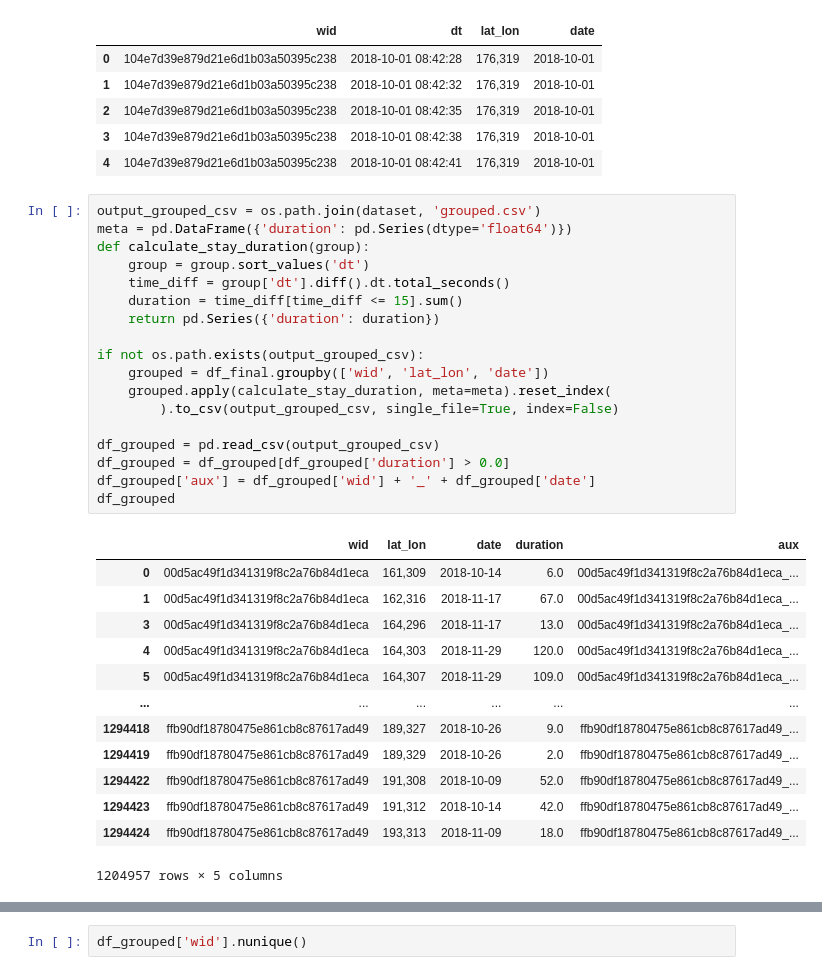
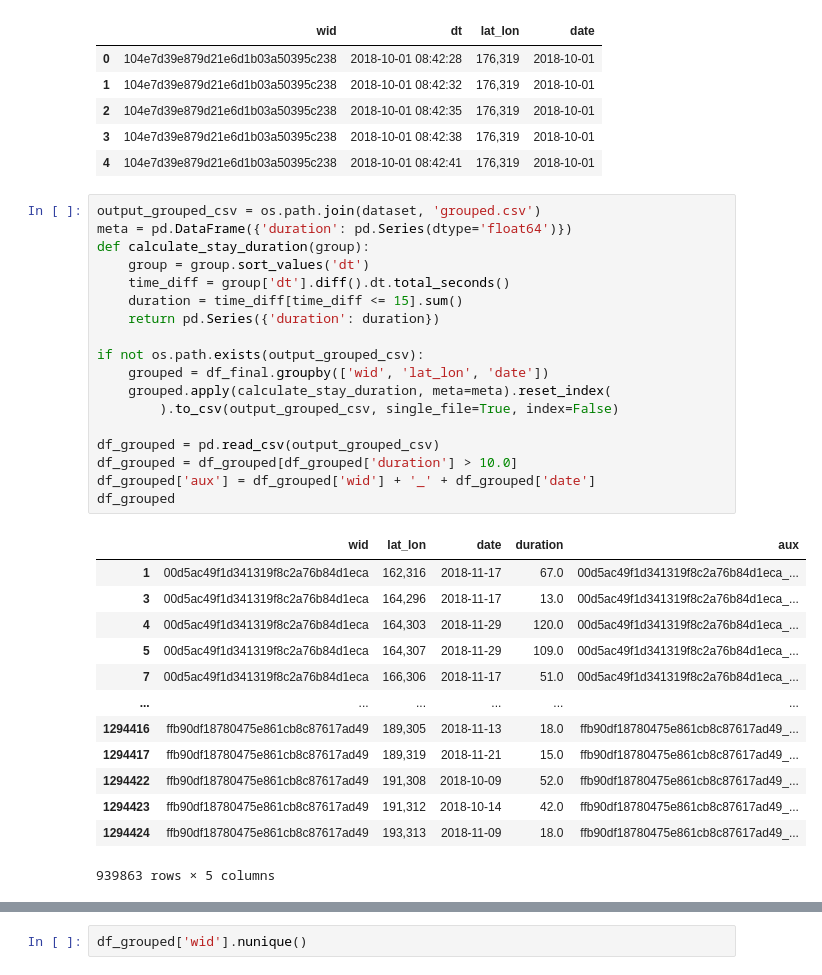
Before and after one commit to DURUII/Gaia-Explorer, a Jupyter notebook: main.ipynb, the cells around one changed output, grey strips where cells are left out. Drawn from its saved outputs; the diff is of its cells as text.

```diff
--- a/main.ipynb
+++ b/main.ipynb
@@ -409,35 +409,35 @@ df_final.head()
 # %%
 output_grouped_csv = os.path.join(dataset, 'grouped.csv')
 meta = pd.DataFrame({'duration': pd.Series(dtype='float64')})
 def calculate_stay_duration(group):
     group = group.sort_values('dt')
     time_diff = group['dt'].diff().dt.total_seconds()
     duration = time_diff[time_diff <= 15].sum()
     return pd.Series({'duration': duration})
 
 if not os.path.exists(output_grouped_csv):
     grouped = df_final.groupby(['wid', 'lat_lon', 'date'])
     grouped.apply(calculate_stay_duration, meta=meta).reset_index(
         ).to_csv(output_grouped_csv, single_file=True, index=False)
 
 df_grouped = pd.read_csv(output_grouped_csv)
-df_grouped = df_grouped[df_grouped['duration'] > 0.0]
+df_grouped = df_grouped[df_grouped['duration'] > 10.0]
 df_grouped['aux'] = df_grouped['wid'] + '_' + df_grouped['date']
 df_grouped
 # %% [output]
 |  | wid | lat_lon | date | duration | aux |
-| 0 | 00d5ac49f1d341319f8c2a76b84d1eca | 161,309 | 2018-10-14 | 6.0 | 00d5ac49f1d341319f8c2a76b84d1eca_... |
 | 1 | 00d5ac49f1d341319f8c2a76b84d1eca | 162,316 | 2018-11-17 | 67.0 | 00d5ac49f1d341319f8c2a76b84d1eca_... |
 | 3 | 00d5ac49f1d341319f8c2a76b84d1eca | 164,296 | 2018-11-17 | 13.0 | 00d5ac49f1d341319f8c2a76b84d1eca_... |
 | 4 | 00d5ac49f1d341319f8c2a76b84d1eca | 164,303 | 2018-11-29 | 120.0 | 00d5ac49f1d341319f8c2a76b84d1eca_... |
 | 5 | 00d5ac49f1d341319f8c2a76b84d1eca | 164,307 | 2018-11-29 | 109.0 | 00d5ac49f1d341319f8c2a76b84d1eca_... |
+| 7 | 00d5ac49f1d341319f8c2a76b84d1eca | 166,306 | 2018-11-17 | 51.0 | 00d5ac49f1d341319f8c2a76b84d1eca_... |
 | ... | ... | ... | ... | ... | ... |
-| 1294418 | ffb90df18780475e861cb8c87617ad49 | 189,327 | 2018-10-26 | 9.0 | ffb90df18780475e861cb8c87617ad49_... |
-| 1294419 | ffb90df18780475e861cb8c87617ad49 | 189,329 | 2018-10-26 | 2.0 | ffb90df18780475e861cb8c87617ad49_... |
+| 1294416 | ffb90df18780475e861cb8c87617ad49 | 189,305 | 2018-11-13 | 18.0 | ffb90df18780475e861cb8c87617ad49_... |
+| 1294417 | ffb90df18780475e861cb8c87617ad49 | 189,319 | 2018-11-21 | 15.0 | ffb90df18780475e861cb8c87617ad49_... |
 | 1294422 | ffb90df18780475e861cb8c87617ad49 | 191,308 | 2018-10-09 | 52.0 | ffb90df18780475e861cb8c87617ad49_... |
 | 1294423 | ffb90df18780475e861cb8c87617ad49 | 191,312 | 2018-10-14 | 42.0 | ffb90df18780475e861cb8c87617ad49_... |
 | 1294424 | ffb90df18780475e861cb8c87617ad49 | 193,313 | 2018-11-09 | 18.0 | ffb90df18780475e861cb8c87617ad49_... |
-1204957 rows × 5 columns
+939863 rows × 5 columns
 # %%
 task_trick = df_grouped[['lat_lon', 'aux']].groupby(['lat_lon']).nunique().reset_index().sort_values(by=['aux'])
 df_grouped = df_grouped[df_grouped['lat_lon'].isin(task_trick[task_trick['aux'] > 2500]['lat_lon'])]
```
Also changed, not shown: parts of 8 cells of this notebook.
